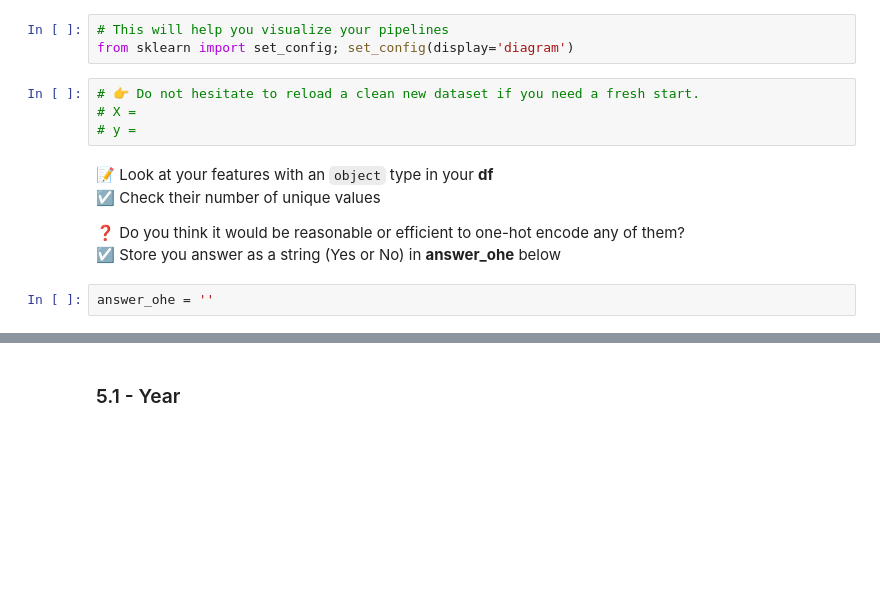
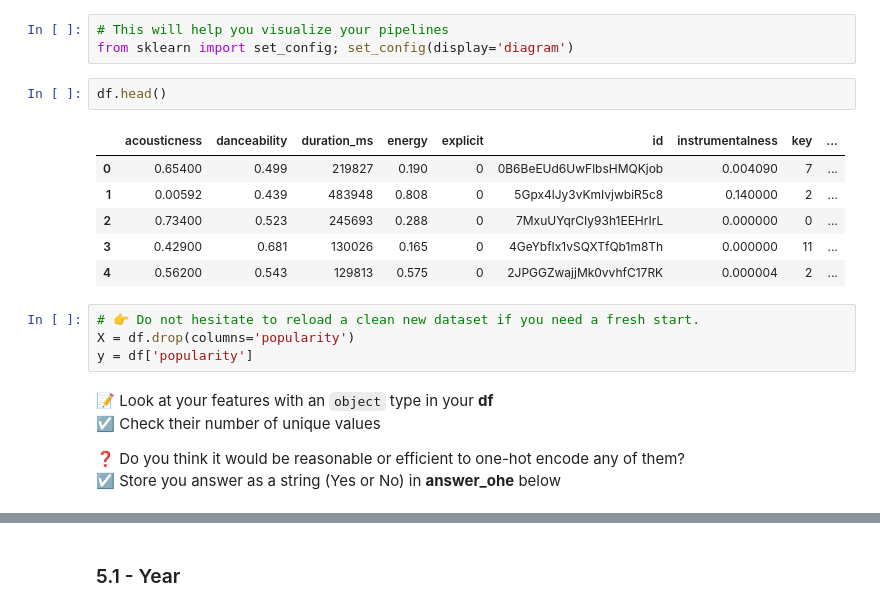
Before and after one commit to LDemange/LDemange-data-spotify-popularity-challenge-2022-07-13, a Jupyter notebook: spotify_popularity.ipynb, the cells around one changed output, grey strips where cells are left out. Cells and saved outputs as stored; diff of their text form; blank space fills up the shorter version.

```diff
--- a/spotify_popularity.ipynb
+++ b/spotify_popularity.ipynb
@@ -236,15 +332,22 @@ result.write()
 # %%
 # This will help you visualize your pipelines
 from sklearn import set_config; set_config(display='diagram')
+# %%
+df.head()
+# %% [output]
+|  | acousticness | danceability | duration_ms | energy | explicit | id | instrumentalness | key | ... |
+| 0 | 0.65400 | 0.499 | 219827 | 0.190 | 0 | 0B6BeEUd6UwFlbsHMQKjob | 0.004090 | 7 | ... |
+| 1 | 0.00592 | 0.439 | 483948 | 0.808 | 0 | 5Gpx4lJy3vKmIvjwbiR5c8 | 0.140000 | 2 | ... |
+| 2 | 0.73400 | 0.523 | 245693 | 0.288 | 0 | 7MxuUYqrCIy93h1EEHrIrL | 0.000000 | 0 | ... |
+| 3 | 0.42900 | 0.681 | 130026 | 0.165 | 0 | 4GeYbfIx1vSQXTfQb1m8Th | 0.000000 | 11 | ... |
+| 4 | 0.56200 | 0.543 | 129813 | 0.575 | 0 | 2JPGGZwajjMk0vvhfC17RK | 0.000004 | 2 | ... |
 # %%
 # 👉 Do not hesitate to reload a clean new dataset if you need a fresh start.
-# X =
-# y =
+X = df.drop(columns='popularity')
+y = df['popularity']
 # %% [markdown]
 📝 Look at your features with an `object` type in your **df**
 ☑️ Check their number of unique values
 
 ❓ Do you think it would be reasonable or efficient to one-hot encode any of them?
 ☑️ Store you answer as a string (Yes or No) in **answer_ohe** below
-# %%
-answer_ohe = ''
```
Also changed, not shown: parts of 58 cells of this notebook, 5 other files.
